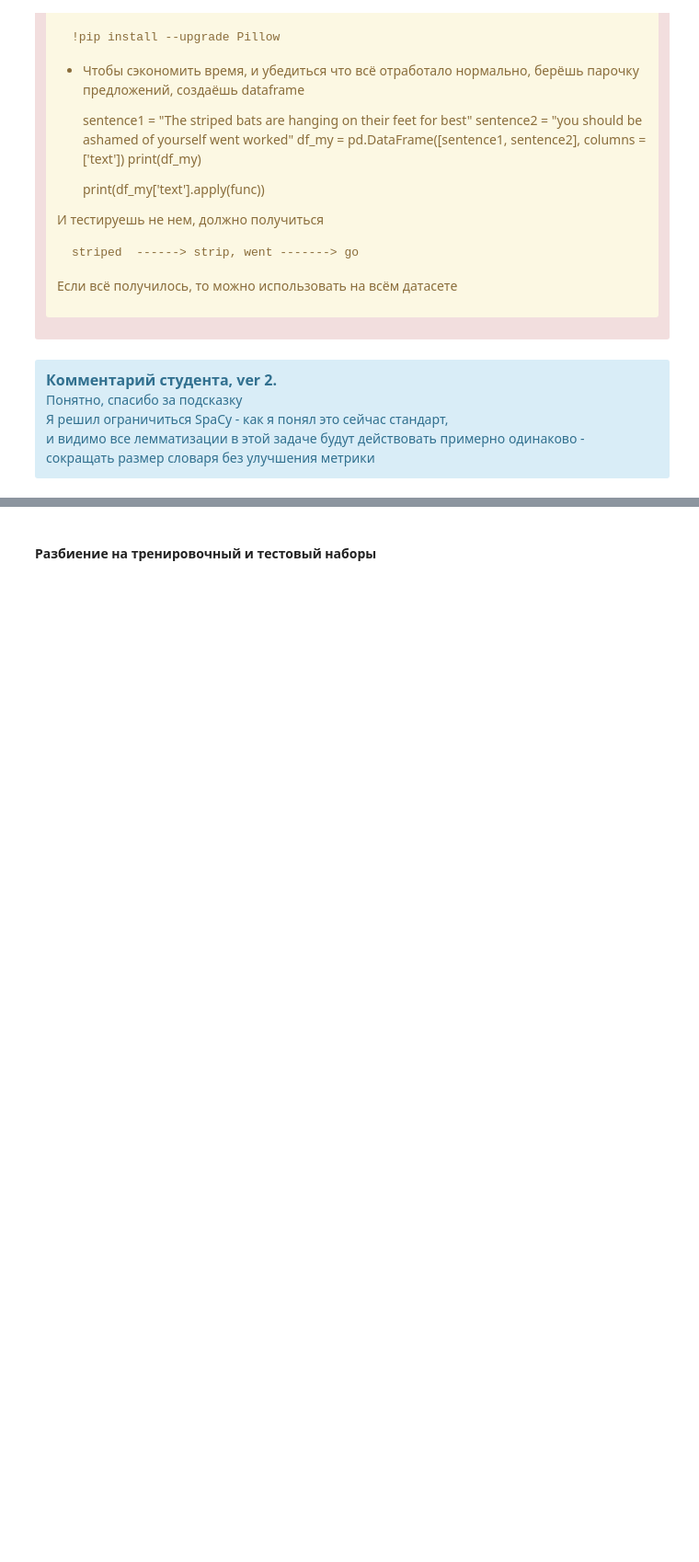
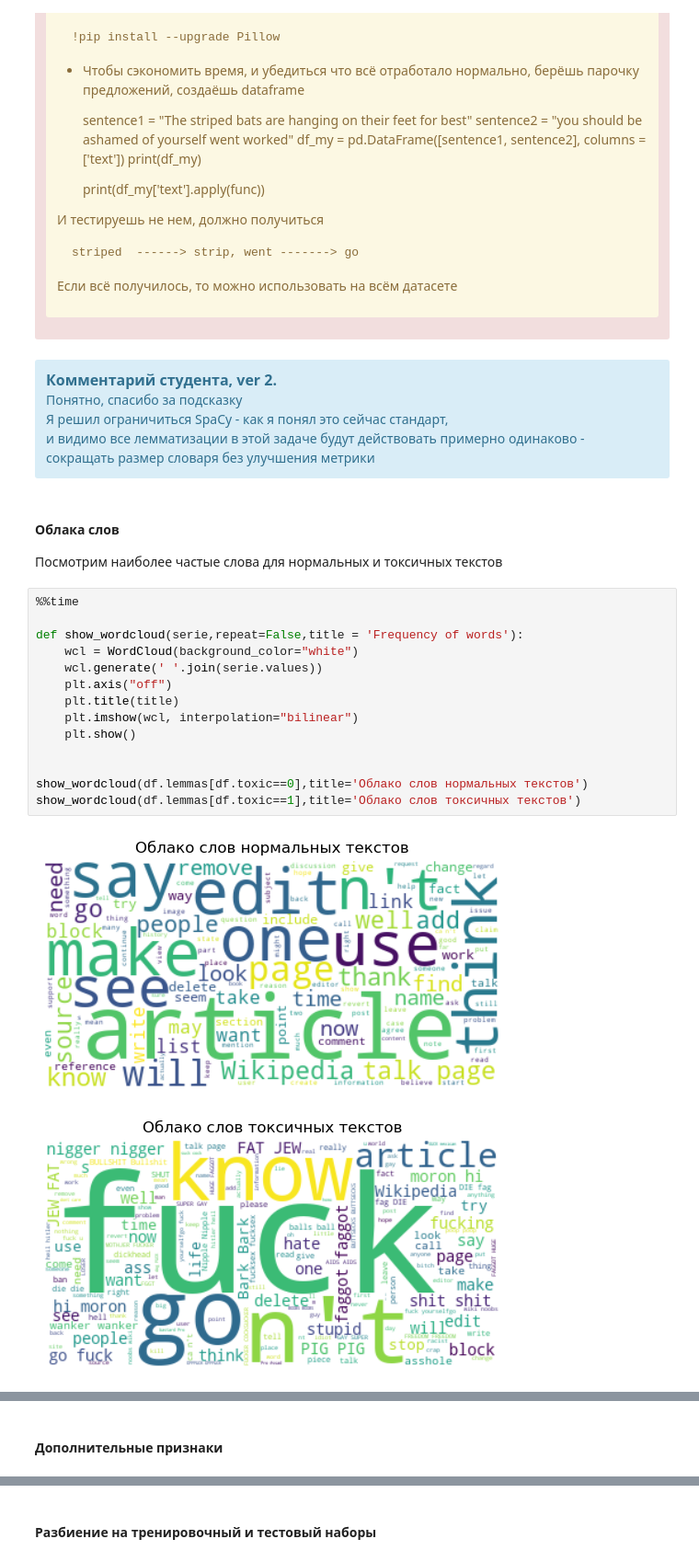
Before and after one commit to ltsipunov/26_text, a Jupyter notebook: b5043e21-eb29-4816-998f-f4795dd04686.ipynb, the cells around one changed output, grey strips where cells are left out. Shown at 92% size. Drawn from its saved outputs; the diff is of its cells as text; blank space fills up the shorter version.

```diff
--- a/b5043e21-eb29-4816-998f-f4795dd04686.ipynb
+++ b/b5043e21-eb29-4816-998f-f4795dd04686.ipynb
@@ -384,3 +395,23 @@ the stripe bat be hang on their foot for good you should be ashamed of yourself
 и видимо все лемматизации в этой задаче будут действовать примерно одинаково -  <br>
 сокращать размер словаря без улучшения метрики
 </div>
+# %% [markdown]
+#### Облака слов
+Посмотрим наиболее частые слова для нормальных и токсичных текстов
+# %%
+%%time
+
+def show_wordcloud(serie,repeat=False,title = 'Frequency of words'):
+    wcl = WordCloud(background_color="white")
+    wcl.generate(' '.join(serie.values))
+    plt.axis("off")
+    plt.title(title)
+    plt.imshow(wcl, interpolation="bilinear")
+    plt.show()
+
+
+show_wordcloud(df.lemmas[df.toxic==0],title='Облако слов нормальных текстов')
+show_wordcloud(df.lemmas[df.toxic==1],title='Облако слов токсичных текстов')
+# %% [output]
+[figure, added]
+[figure, added]
@@ -386,0 +420,2 @@ the stripe bat be hang on their foot for good you should be ashamed of yourself
+# %% [markdown]
+#### Дополнительные признаки
```
Also changed, not shown: parts of 36 cells of this notebook, 7 other files.
